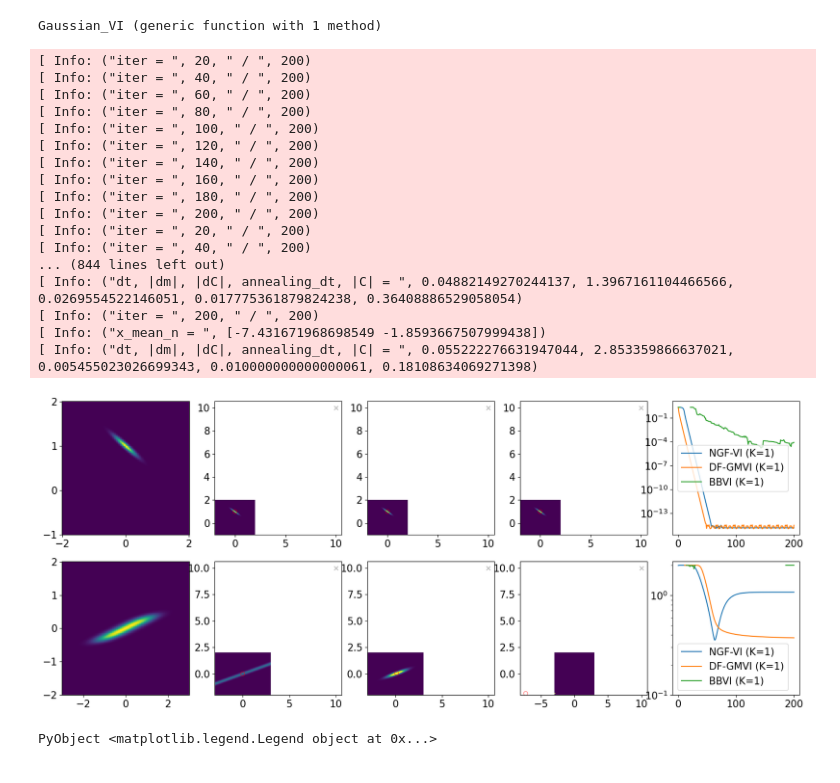
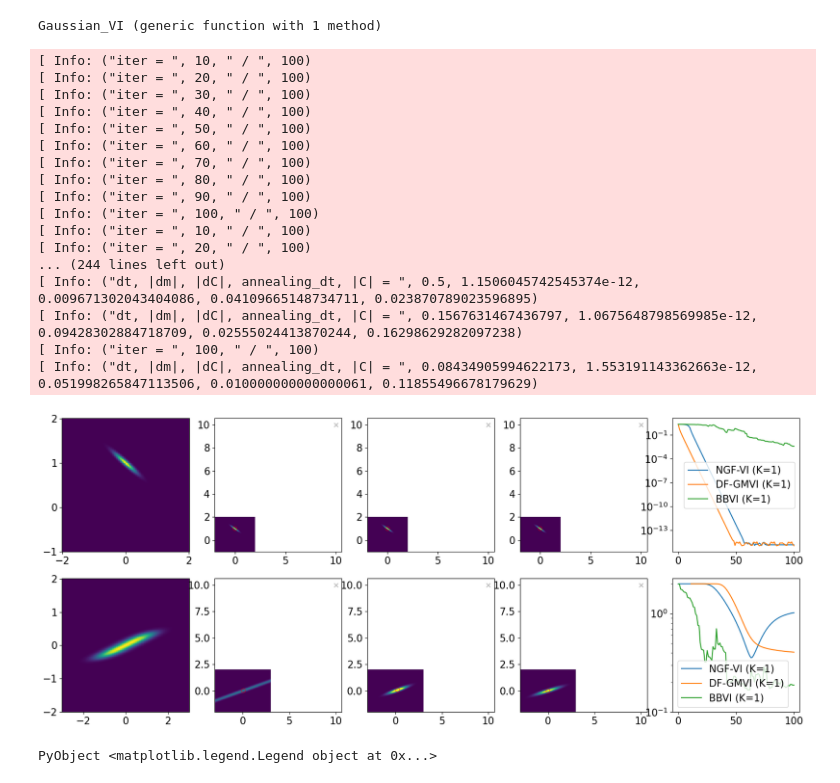
Before and after one commit to PKU-CMEGroup/InverseProblems.jl, a Jupyter notebook: Derivative-Free-Variational-Inference/Gaussian-NGD.ipynb, the cells around one changed output. Cells and saved outputs as stored; diff of their text form; code cells hidden in the pictures.

```diff
--- a/Derivative-Free-Variational-Inference/Gaussian-NGD.ipynb
+++ b/Derivative-Free-Variational-Inference/Gaussian-NGD.ipynb
@@ -164,51 +164,51 @@ fig, ax = PyPlot.subplots(nrows=2, ncols=5, sharex=false, sharey=false, figsize=
 
 Random.seed!(123)
 μ0, Σ0 = [10.0; 10.0], [4.0 0.0; 0.0 4.0]
-N_iter = 200
+N_iter = 100
 
 
 y = [1.0; 2.0]
 ση = 0.1
 Gtype = "Gaussian"
 A = [1.0 1.0; 1.0 2.0]
 C_post, m_post = ση^2*inv(A'*A), (A'*A)\(A*y)
 func_args = (y, ση, A , Gtype)
 func_F(x) = F(x, func_args)
 func_V(x) = V(x, func_args)
 func_dV(x) = dV(x, func_args)
 ngf_obj, dfgmvi_obj, bbvi_obj = Gaussian_VI(func_dV, func_V, func_F, μ0, Σ0; N_iter = N_iter, dt = 5e-1)
 objs = (ngf_obj, dfgmvi_obj, bbvi_obj);
 visualization_2d(ax[1,:]; Nx=200, Ny=200, x_lim=[-2.0,2.0], y_lim=[-1.0,2.0], func_F=func_F, objs=objs, label=["NGF-VI", "DF-GMVI", "BBVI"])
 
 
 y = [0.0; 0.0]
 ση = 0.1
 Gtype = "Logconcave"
 λ = 0.1
 func_args = (y, ση, λ , Gtype)
 func_F(x) = F(x, func_args)
 func_V(x) = V(x, func_args)
 func_dV(x) = dV(x, func_args)
 ngf_obj, dfgmvi_obj, bbvi_obj = Gaussian_VI(func_dV, func_V, func_F, μ0, Σ0; N_iter = N_iter, dt = 2e-1)
 objs = (ngf_obj, dfgmvi_obj, bbvi_obj);
 visualization_2d(ax[2,:]; Nx=200, Ny=200, x_lim=[-3.0,3.0], y_lim=[-2.0,2.0], func_F=func_F, objs=objs, label=["NGF-VI", "DF-GMVI", "BBVI"])
 # %% [output]
-[ Info: ("iter = ", 20, " / ", 200)
-[ Info: ("iter = ", 40, " / ", 200)
-[ Info: ("iter = ", 60, " / ", 200)
-[ Info: ("iter = ", 80, " / ", 200)
-[ Info: ("iter = ", 100, " / ", 200)
-[ Info: ("iter = ", 120, " / ", 200)
-[ Info: ("iter = ", 140, " / ", 200)
-[ Info: ("iter = ", 160, " / ", 200)
-[ Info: ("iter = ", 180, " / ", 200)
-[ Info: ("iter = ", 200, " / ", 200)
-[ Info: ("iter = ", 20, " / ", 200)
-[ Info: ("iter = ", 40, " / ", 200)
-... (844 lines left out)
-[ Info: ("dt, |dm|, |dC|, annealing_dt, |C| = ", 0.04882149270244137, 1.3967161104466566, 0.0269554522146051, 0.017775361879824238, 0.36408886529058054)
-[ Info: ("iter = ", 200, " / ", 200)
-[ Info: ("x_mean_n = ", [-7.431671968698549 -1.8593667507999438])
-[ Info: ("dt, |dm|, |dC|, annealing_dt, |C| = ", 0.055222276631947044, 2.853359866637021, 0.005455023026699343, 0.010000000000000061, 0.18108634069271398)
+[ Info: ("iter = ", 10, " / ", 100)
+[ Info: ("iter = ", 20, " / ", 100)
+[ Info: ("iter = ", 30, " / ", 100)
+[ Info: ("iter = ", 40, " / ", 100)
+[ Info: ("iter = ", 50, " / ", 100)
+[ Info: ("iter = ", 60, " / ", 100)
+[ Info: ("iter = ", 70, " / ", 100)
+[ Info: ("iter = ", 80, " / ", 100)
+[ Info: ("iter = ", 90, " / ", 100)
+[ Info: ("iter = ", 100, " / ", 100)
+[ Info: ("iter = ", 10, " / ", 100)
+[ Info: ("iter = ", 20, " / ", 100)
+... (244 lines left out)
+[ Info: ("dt, |dm|, |dC|, annealing_dt, |C| = ", 0.5, 1.1506045742545374e-12, 0.009671302043404086, 0.04109665148734711, 0.023870789023596895)
+[ Info: ("dt, |dm|, |dC|, annealing_dt, |C| = ", 0.1567631467436797, 1.0675648798569985e-12, 0.09428302884718709, 0.02555024413870244, 0.16298629282097238)
+[ Info: ("iter = ", 100, " / ", 100)
+[ Info: ("dt, |dm|, |dC|, annealing_dt, |C| = ", 0.08434905994622173, 1.553191143362663e-12, 0.051998265847113506, 0.010000000000000061, 0.11855496678179629)
-[figure, old version]
+[figure, new version]
 PyObject <matplotlib.legend.Legend object at 0x...>
```
Also changed, not shown: 1 other file.
